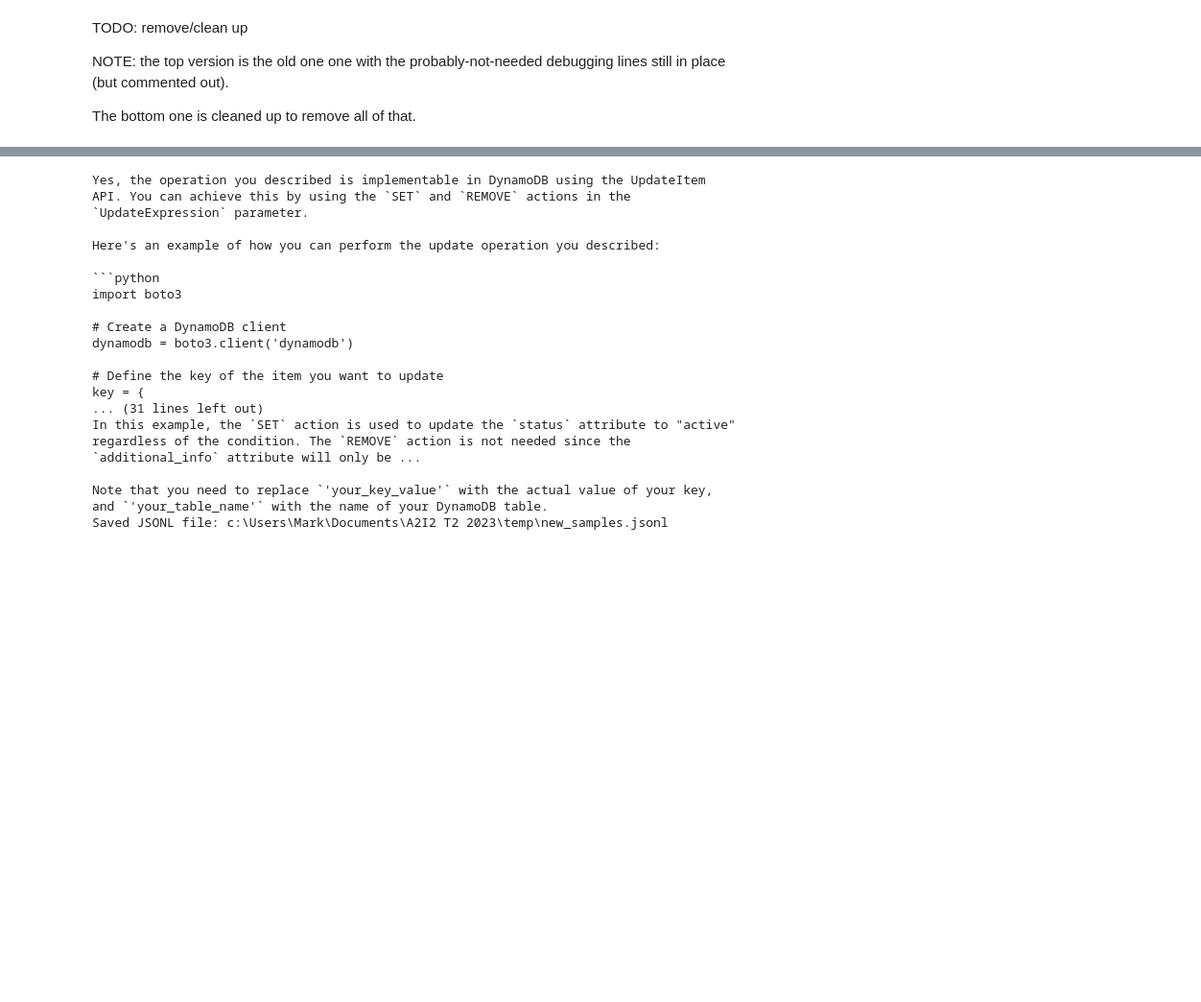
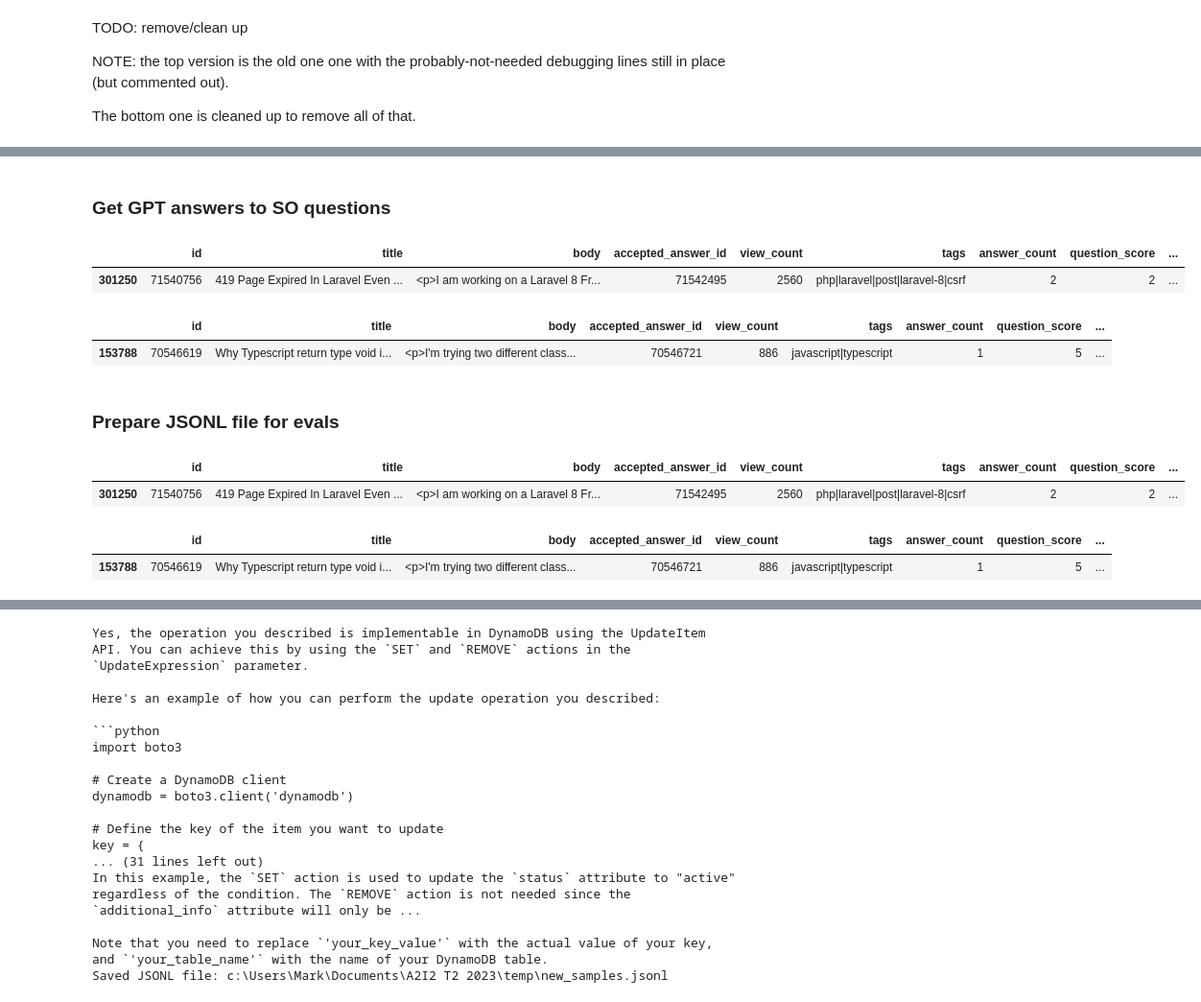
Before and after one commit to MHLoppy/A2I2-T2-2023, a Jupyter notebook: intern-t2-2023.ipynb, the cells around one changed output, grey strips where cells are left out. Shown at 96% size. Drawn from its saved outputs; the diff is of its cells as text; code cells hidden in the pictures; blank space fills up the shorter version.

```diff
--- a/intern-t2-2023.ipynb
+++ b/intern-t2-2023.ipynb
@@ -536,0 +574,2 @@ Note: you may need to restart the kernel to use updated packages.
+# %% [markdown]
+### Get GPT answers to SO questions
@@ -536,0 +615,12 @@ Note: you may need to restart the kernel to use updated packages.
+# %%
+# Check result of first chunk
+wd_list[0].head()
+# %% [output]
+|  | id | title | body | accepted_answer_id | view_count | tags | answer_count | question_score | ... |
+| 301250 | 71540756 | 419 Page Expired In Laravel Even ... | <p>I am working on a Laravel 8 Fr... | 71542495 | 2560 | php|laravel|post|laravel-8|csrf | 2 | 2 | ... |
+# %%
+# Check result of last chun
+wd_list[9].head()
+# %% [output]
+|  | id | title | body | accepted_answer_id | view_count | tags | answer_count | question_score | ... |
+| 153788 | 70546619 | Why Typescript return type void i... | <p>I'm trying two different class... | 70546721 | 886 | javascript|typescript | 1 | 5 | ... |
@@ -536,0 +638,2 @@ Note: you may need to restart the kernel to use updated packages.
+# %% [markdown]
+### Prepare JSONL file for evals
@@ -536,0 +665,12 @@ Note: you may need to restart the kernel to use updated packages.
+# %%
+# Check first chunk
+wd_list[0].head()
+# %% [output]
+|  | id | title | body | accepted_answer_id | view_count | tags | answer_count | question_score | ... |
+| 301250 | 71540756 | 419 Page Expired In Laravel Even ... | <p>I am working on a Laravel 8 Fr... | 71542495 | 2560 | php|laravel|post|laravel-8|csrf | 2 | 2 | ... |
+# %%
+# Check last chunk
+wd_list[9].head()
+# %% [output]
+|  | id | title | body | accepted_answer_id | view_count | tags | answer_count | question_score | ... |
+| 153788 | 70546619 | Why Typescript return type void i... | <p>I'm trying two different class... | 70546721 | 886 | javascript|typescript | 1 | 5 | ... |
```
Also changed, not shown: parts of 36 cells of this notebook, 1 other file.
